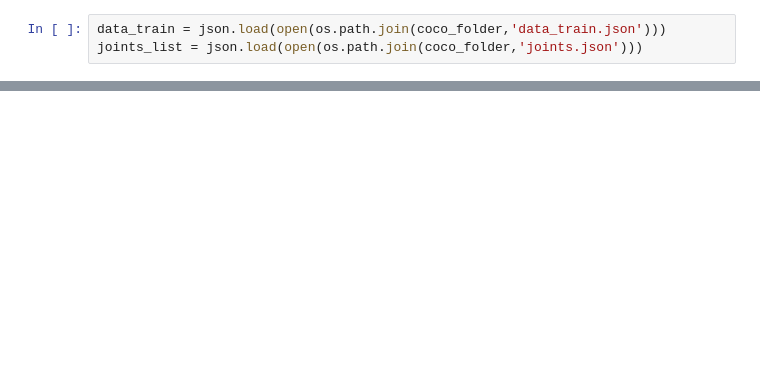
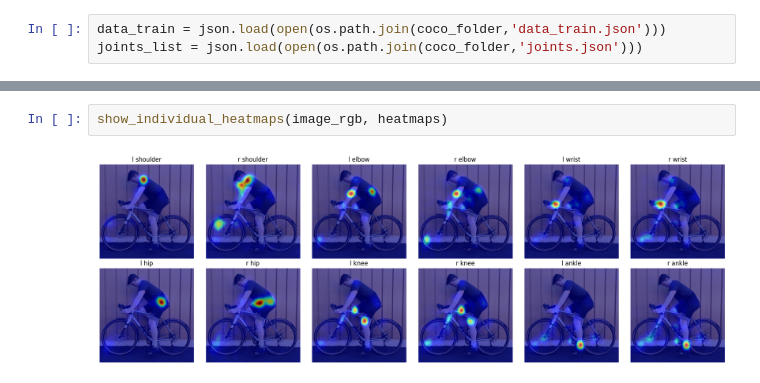
Before and after one commit to williamsaether/BikeFit, a Jupyter notebook: data/exploring-coco.ipynb, the cells around one changed output, grey strips where cells are left out. Cells and saved outputs as stored; diff of their text form; blank space fills up the shorter version.

```diff
--- a/data/exploring-coco.ipynb
+++ b/data/exploring-coco.ipynb
@@ -663,3 +716,7 @@ heatmaps = tf.squeeze(predictions)
+# %%
+show_individual_heatmaps(image_rgb, heatmaps)
+# %% [output]
+[figure, added]
 # %%
 extract_and_plot_joints(image_rgb, heatmaps)
 # %% [output]
```
Also changed, not shown: parts of 12 cells of this notebook.
